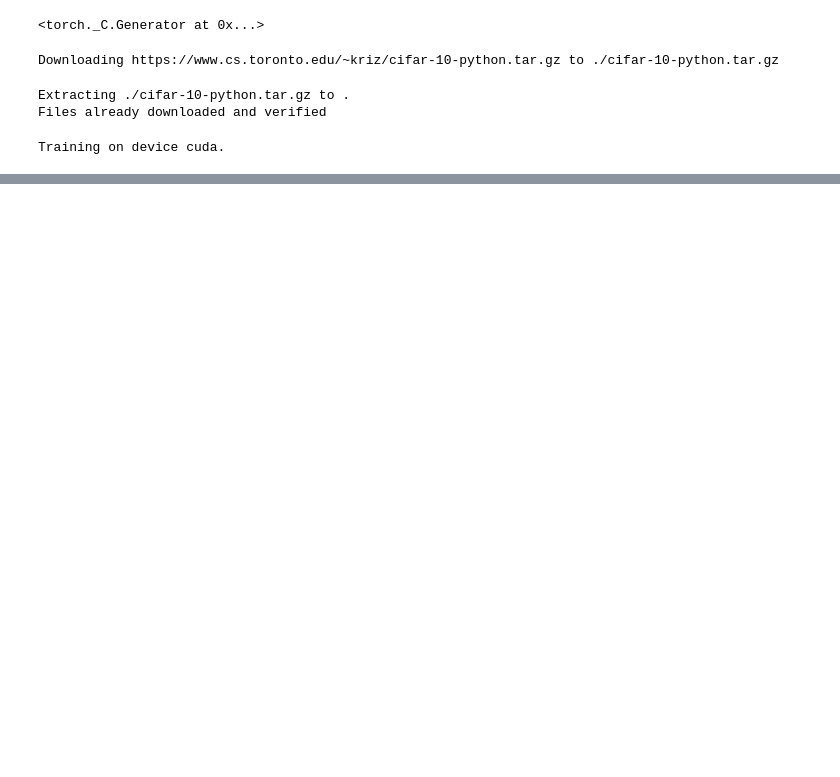
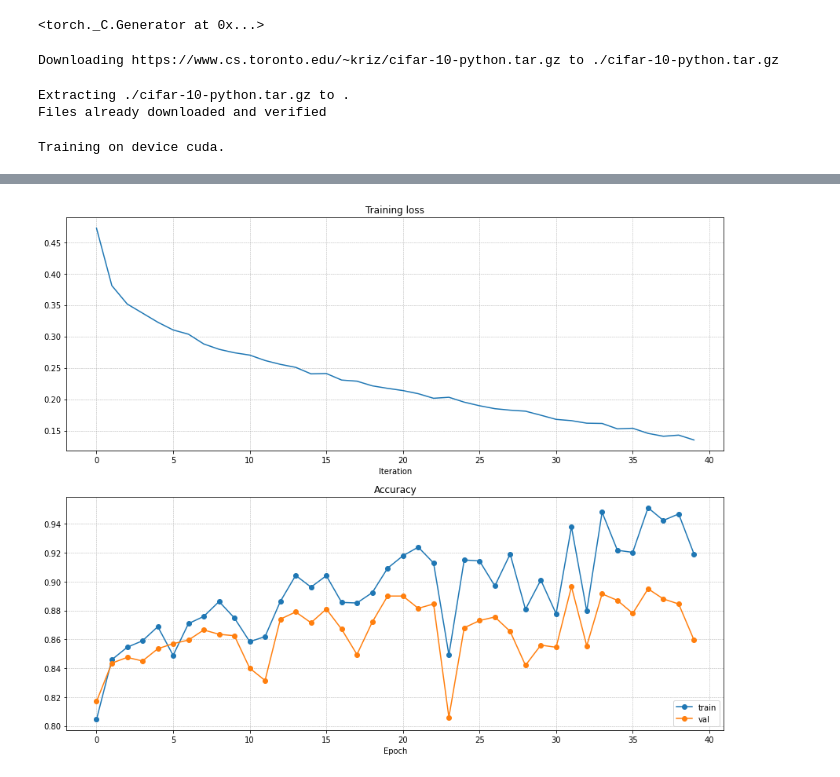
Before and after one commit to Bitdribble/dlwpt-code, a Jupyter notebook: colab/PyTorchCh8_Layer_Normalization.ipynb, the cells around one changed output, grey strips where cells are left out. Drawn from its saved outputs; the diff is of its cells as text; code cells hidden in the pictures; blank space fills up the shorter version.

```diff
--- a/colab/PyTorchCh8_Layer_Normalization.ipynb
+++ b/colab/PyTorchCh8_Layer_Normalization.ipynb
@@ -50,13 +51,14 @@ print(f"Training on device {device}.")
 Training on device cuda.
 # %%
 def training_loop(n_epochs, device, optimizer, model, loss_fn, train_loader, val_loader, log_epochs=0):
-  ret = {
-      "loss_train" : {},
-      "acc_train" : {},
-      "acc_val" : {},
+  hist = {
+      "loss_train" : [],
+      "acc_train" : [],
+      "acc_val" : [],
   }
 
   for epoch in range(1, n_epochs + 1):
+    model.train() # Set train mode
     loss_train = 0.0
 
     for imgs, labels in train_loader:
@@ -73,16 +75,19 @@ def training_loop(n_epochs, device, optimizer, model, loss_fn, train_loader, val
     loss_train /= len(train_loader)
     acc_train, acc_val = validate(model, device, train_loader, val_loader)
 
-    ret["loss_train"][epoch] = loss_train
-    ret["acc_train"][epoch] = acc_train
-    ret["acc_val"][epoch] = acc_val
+    hist["loss_train"].append(loss_train)
+    hist["acc_train"].append(acc_train)
+    hist["acc_val"].append(acc_val)
 
     if log_epochs is not 0 and (epoch % log_epochs == 0 or epoch == n_epochs):
       print(f"{datetime.datetime.now()} Epoch {epoch}, "
             f"Loss train {loss_train:.3f} Acc train {acc_train:.3f} val {acc_val:.3f}")
 
+  return hist
+
 def validate(model, device, train_loader, val_loader):
   acc = {}
+  model.eval() # Set eval mode
 
   for name, loader in [("train", train_loader), ("val", val_loader)]:
     correct = 0
@@ -135,12 +140,15 @@ model = NetLayerNorm(n_chans1=32).to(device=device)
 optimizer = optim.SGD(model.parameters(), lr=1e-2)
 train_loader = torch.utils.data.DataLoader(cifar2, batch_size=64,
                                            shuffle=True)
+val_loader = torch.utils.data.DataLoader(cifar2_val, batch_size=64,
+                                         shuffle=False)
+
 loss_fn = nn.CrossEntropyLoss()
 
 model.train() # Set train mode
 
-training_loop(
-    n_epochs = 20,
+hist = training_loop(
+    n_epochs = 40,
     device=device,
     optimizer = optimizer,
     model = model,
@@ -173,0 +179,19 @@ training_loop(
+# %%
+plt.subplot(2, 1, 1)
+plt.title('Training loss')
+plt.plot(hist["loss_train"])
+plt.xlabel('Iteration')
+plt.grid(linestyle='--', linewidth=0.5)
+
+plt.subplot(2, 1, 2)
+plt.title('Accuracy')
+plt.plot(hist["acc_train"], '-o', label='train')
+plt.plot(hist["acc_val"], '-o', label='val')
+#plt.plot([0.5] * len(solver.val_acc_history), 'k--')
+plt.xlabel('Epoch')
+plt.legend(loc='lower right')
+plt.gcf().set_size_inches(15, 12)
+plt.grid(linestyle='--', linewidth=0.5)
+plt.show()
+# %% [output]
+[figure, added]
```
Also changed, not shown: parts of 3 cells of this notebook.
